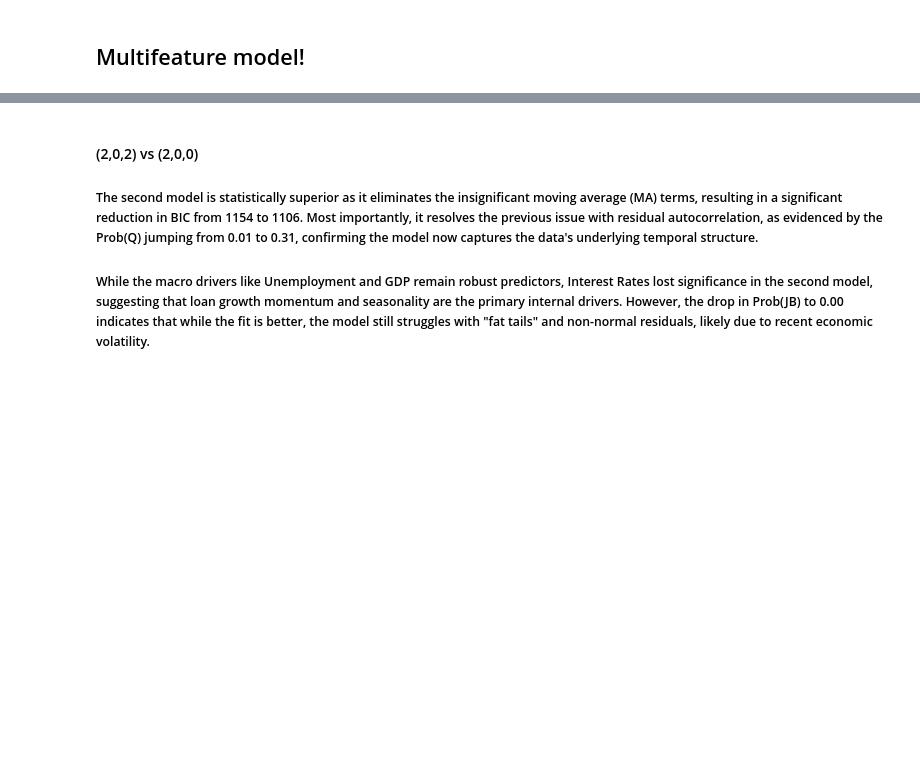
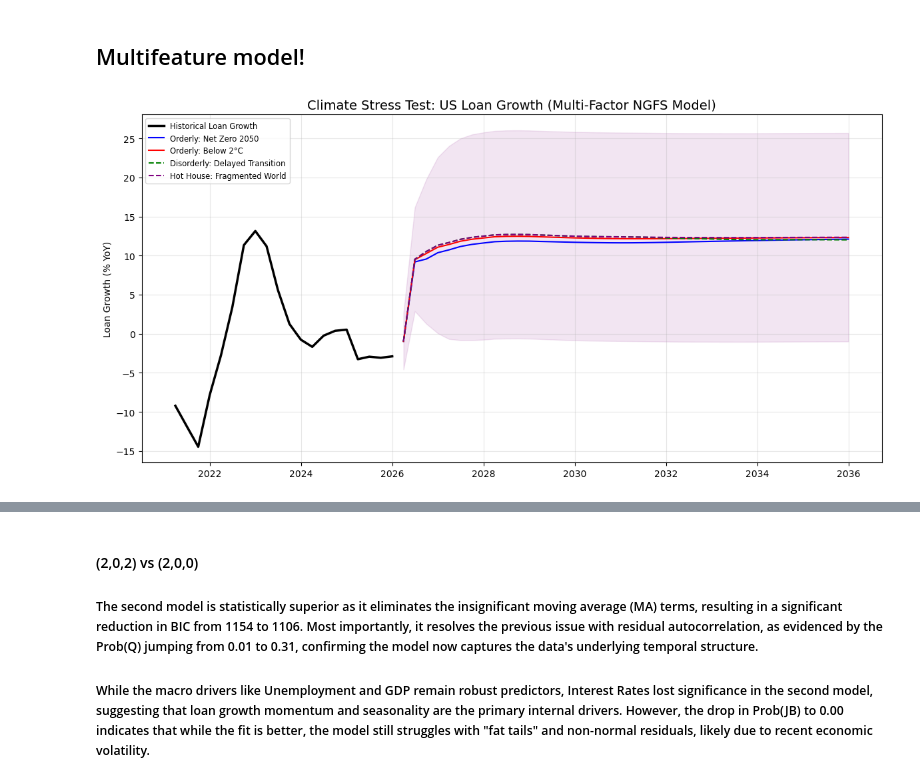
Before and after one commit to gpointd/ECON-522-Forecasting-Project, a Jupyter notebook: Climate Data/Climate Analysis.ipynb, the cells around one changed output, grey strips where cells are left out. Drawn from its saved outputs; the diff is of its cells as text; code cells hidden in the pictures; blank space fills up the shorter version.

```diff
--- a/Climate Data/Climate Analysis.ipynb
+++ b/Climate Data/Climate Analysis.ipynb
@@ -350,20 +449,26 @@ for col in ['Loan_Growth', 'Unemployment_Rate']:
 df_history['Unemployment_Lag1'] = df_history['Unemployment_Rate'].shift(1)
 df_history['GDP_Lag1'] = df_history['GDP'].shift(1)
 df_history['Rates_Lag1'] = df_history['Rates'].shift(1)
+## Dummies added
+outlier_dates = ['1981-03-31', '2008-12-31', '2009-03-31', '2023-03-31']
+df_dummies = pd.DataFrame(0, index=df_history.index, columns=['Outlier_Shock'])
+df_dummies.loc[df_dummies.index.isin(outlier_dates), 'Outlier_Shock'] = 1
+df_history = pd.concat([df_history, df_dummies], axis=1)
+df_train = df_history.dropna()
 
-df_train = df_history.dropna()
+
 
 # ---------------------------------------------------------
 # 5. TRAIN MODEL (NOW ACTUALLY MULTI-FACTOR)
 # ---------------------------------------------------------
 y = df_train['Loan_Growth']
 
-X = df_train[['Unemployment_Lag1', 'GDP_Lag1', 'Rates_Lag1']]
+X = df_train[['Unemployment_Lag1', 'GDP_Lag1', 'Rates_Lag1',"Outlier_Shock"]]
 
 model = ARIMA(
     y,
     exog=X,
-    order=(2, 0, 2),
+    order=(2, 0, 0),
     seasonal_order=(1, 0, 0, 4)
 )
 
@@ -425,6 +530,7 @@ def build_ngfs_exog_multi(scenario):
     X_f['Unemployment_Lag1'] = full['Unemployment_Rate'].shift(2).loc[forecast_dates]
     X_f['GDP_Lag1'] = full['GDP'].shift(1).loc[forecast_dates]
     X_f['Rates_Lag1'] = full['Rates'].shift(1).loc[forecast_dates]
+    X_f['Outlier_Shock'] = 0 # No outlier shocks in forecast period
 
     return X_f
 
@@ -469,30 +575,32 @@ linestyles = {
     "Below 2°C": "-",
     "Delayed transition": "--",
     "Fragmented World": "--"
 }
 
 for key in results:
     plt.plot(
         forecast_dates,
         results[key].predicted_mean,
         label=scenarios[key],
         color=colors[key],
         linestyle=linestyles[key]
     )
 
 # Confidence interval (worst case)
 conf = results["Fragmented World"].conf_int()
 plt.fill_between(
     forecast_dates,
     conf.iloc[:, 0],
     conf.iloc[:, 1],
     color='purple',
     alpha=0.1
 )
 
 plt.title('Climate Stress Test: US Loan Growth (Multi-Factor NGFS Model)', fontsize=14)
 plt.ylabel('Loan Growth (% YoY)')
 plt.legend(loc='upper left', fontsize='small')
 plt.grid(True, alpha=0.3)
 plt.tight_layout()
 plt.show()
+# %% [output]
+[figure, added]
```
Also changed, not shown: parts of 23 cells of this notebook.
